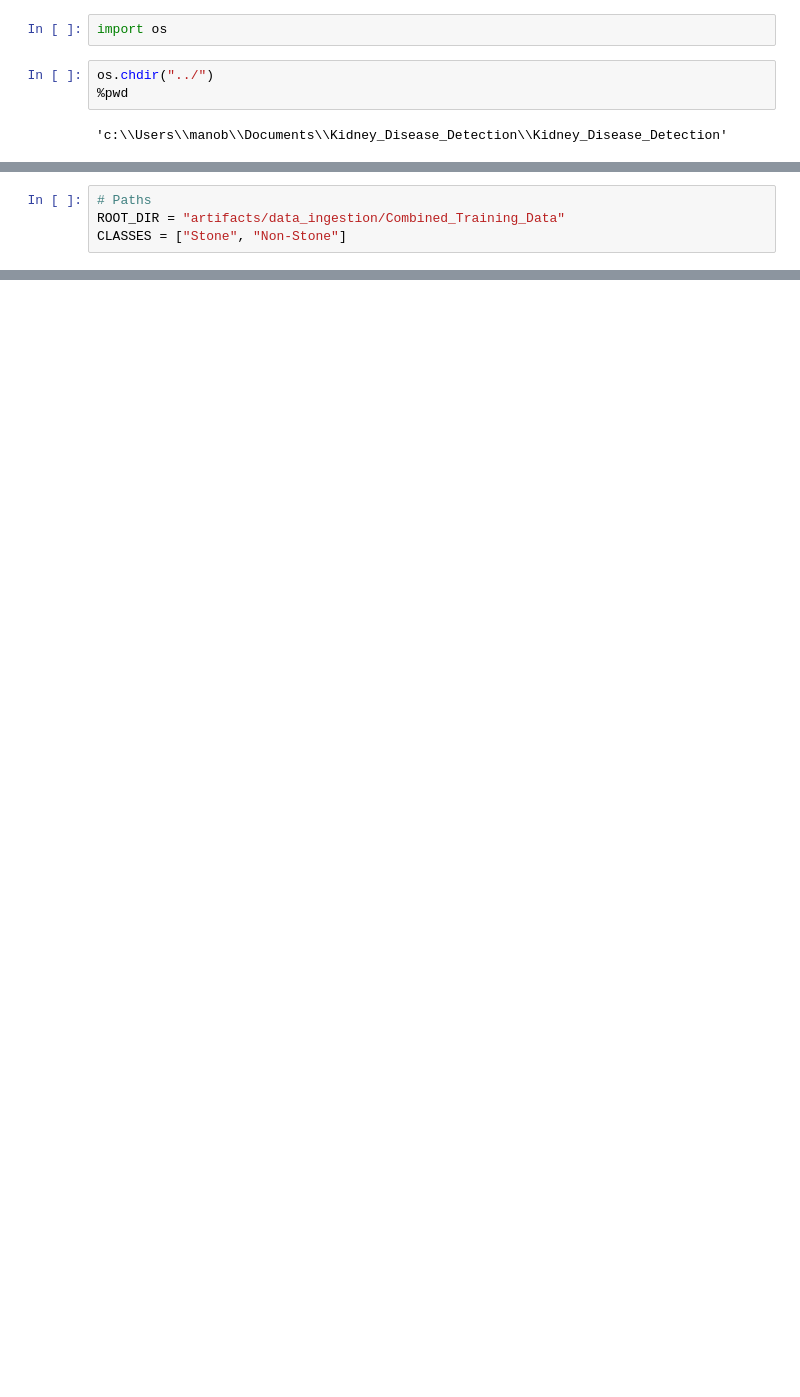
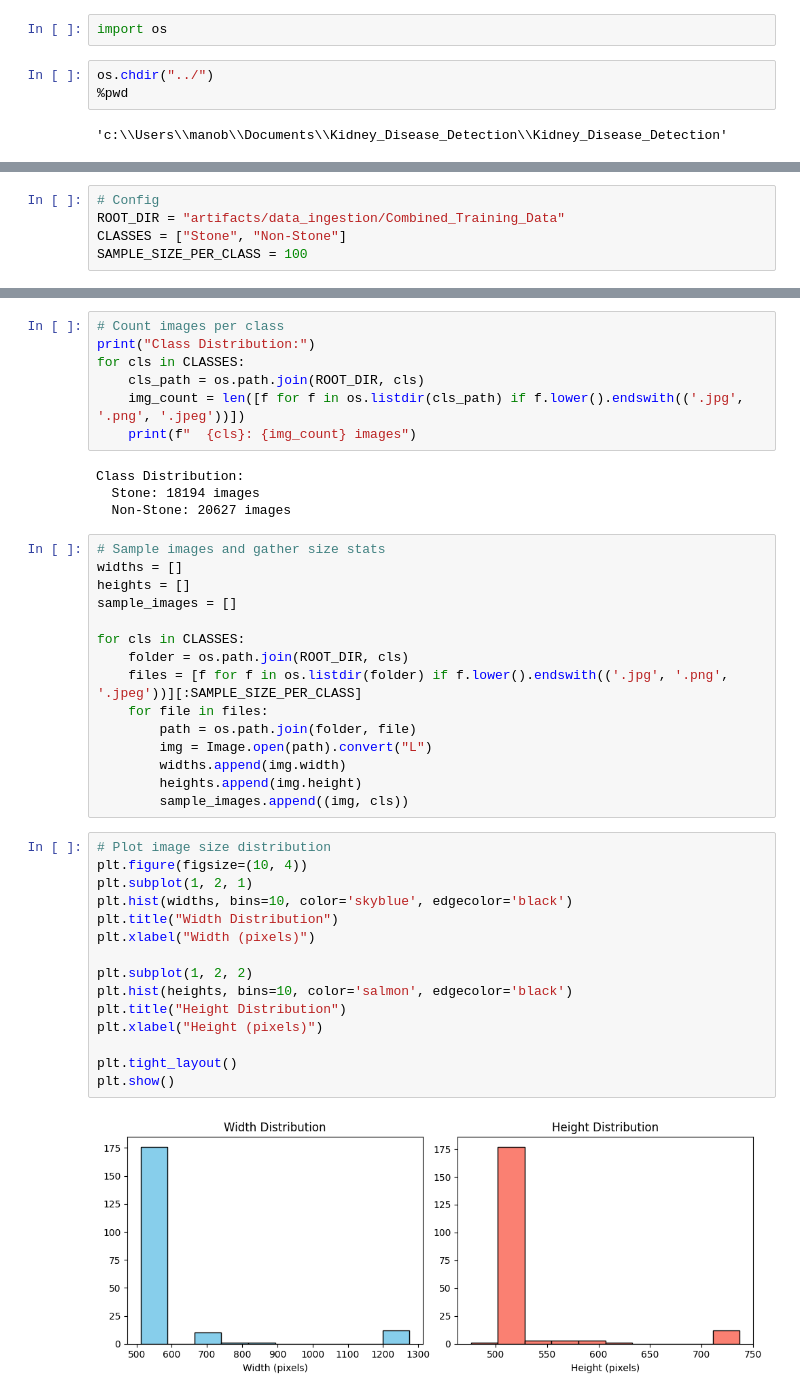
Before and after one commit to manokrishnan123/Kidney_Disease_Detection, a Jupyter notebook: research/exploratory_data_analysis.ipynb, the cells around one changed output, grey strips where cells are left out. Saved outputs shown, nothing was run; the diff lists cells and outputs as text; blank space fills up the shorter version.

```diff
--- a/research/exploratory_data_analysis.ipynb
+++ b/research/exploratory_data_analysis.ipynb
@@ -18,6 +17,7 @@ c:\Users\manob\Documents\Kidney_Disease_Detection\Kidney_Disease_Detection\.cond
 c:\Users\manob\Documents\Kidney_Disease_Detection\Kidney_Disease_Detection\.conda\Lib\site-packages\numpy\.libs\libopenblas64__v0.3.21-gcc_10_3_0.dll
   warnings.warn("loaded more than 1 DLL from .libs:"
 # %%
-# Paths
+# Config
 ROOT_DIR = "artifacts/data_ingestion/Combined_Training_Data"
 CLASSES = ["Stone", "Non-Stone"]
+SAMPLE_SIZE_PER_CLASS = 100
@@ -187,0 +24,43 @@ Corrupted images found: 0
+# %%
+# Count images per class
+print("Class Distribution:")
+for cls in CLASSES:
+    cls_path = os.path.join(ROOT_DIR, cls)
+    img_count = len([f for f in os.listdir(cls_path) if f.lower().endswith(('.jpg', '.png', '.jpeg'))])
+    print(f"  {cls}: {img_count} images")
+# %% [output]
+Class Distribution:
+  Stone: 18194 images
+  Non-Stone: 20627 images
+# %%
+# Sample images and gather size stats
+widths = []
+heights = []
+sample_images = []
+
+for cls in CLASSES:
+    folder = os.path.join(ROOT_DIR, cls)
+    files = [f for f in os.listdir(folder) if f.lower().endswith(('.jpg', '.png', '.jpeg'))][:SAMPLE_SIZE_PER_CLASS]
+    for file in files:
+        path = os.path.join(folder, file)
+        img = Image.open(path).convert("L")
+        widths.append(img.width)
+        heights.append(img.height)
+        sample_images.append((img, cls))
+# %%
+# Plot image size distribution
+plt.figure(figsize=(10, 4))
+plt.subplot(1, 2, 1)
+plt.hist(widths, bins=10, color='skyblue', edgecolor='black')
+plt.title("Width Distribution")
+plt.xlabel("Width (pixels)")
+
+plt.subplot(1, 2, 2)
+plt.hist(heights, bins=10, color='salmon', edgecolor='black')
+plt.title("Height Distribution")
+plt.xlabel("Height (pixels)")
+
+plt.tight_layout()
+plt.show()
+# %% [output]
+[figure, added]
```
Also changed, not shown: parts of 22 cells of this notebook.
